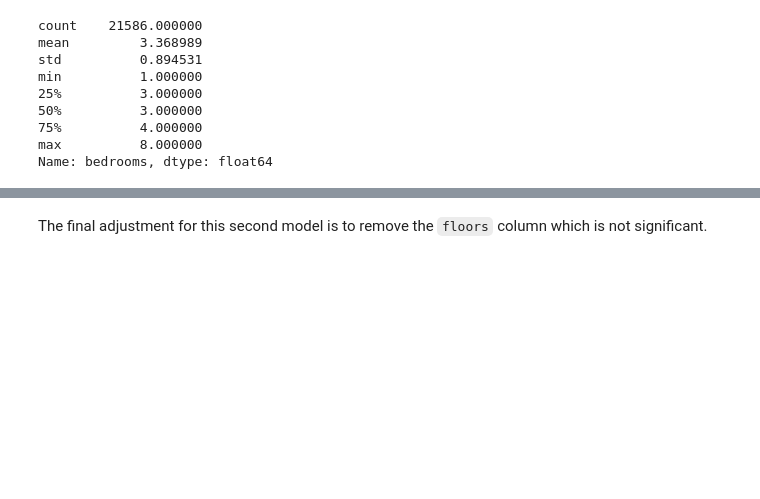
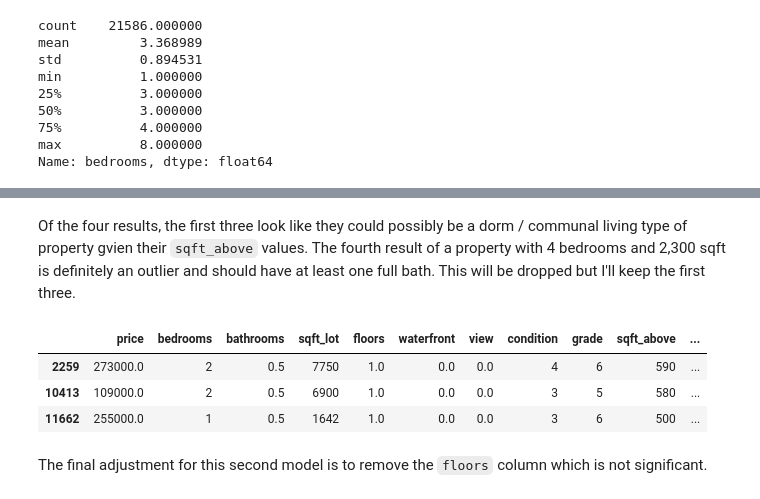
Before and after one commit to tjkyner/housing-regression-model, a Jupyter notebook: notebook.ipynb, the cells around one changed output, grey strips where cells are left out. Cells and saved outputs as stored; diff of their text form; code cells hidden in the pictures; blank space fills up the shorter version.

```diff
--- a/notebook.ipynb
+++ b/notebook.ipynb
@@ -698,3 +708,15 @@ Name: bedrooms, dtype: float64
+# %% [markdown]
+Of the four results, the first three look like they could possibly be a dorm / communal living type of property gvien their `sqft_above` values. The fourth result of a property with 4 bedrooms and 2,300 sqft is definitely an outlier and should have at least one full bath. This will be dropped but I'll keep the first three.
+# %%
+df_no_outliers.drop(index=12029, inplace=True)
+
+# Checking to make sure it was correctly dropped
+df_no_outliers[df_no_outliers.bathrooms == 0.5]
+# %% [output]
+|  | price | bedrooms | bathrooms | sqft_lot | floors | waterfront | view | condition | grade | sqft_above | ... |
+| 2259 | 273000.0 | 2 | 0.5 | 7750 | 1.0 | 0.0 | 0.0 | 4 | 6 | 590 | ... |
+| 10413 | 109000.0 | 2 | 0.5 | 6900 | 1.0 | 0.0 | 0.0 | 3 | 5 | 580 | ... |
+| 11662 | 255000.0 | 1 | 0.5 | 1642 | 1.0 | 0.0 | 0.0 | 3 | 6 | 500 | ... |
 # %% [markdown]
 The final adjustment for this second model is to remove the `floors` column which is not significant.
 # %%
```
Also changed, not shown: parts of 7 cells of this notebook.
